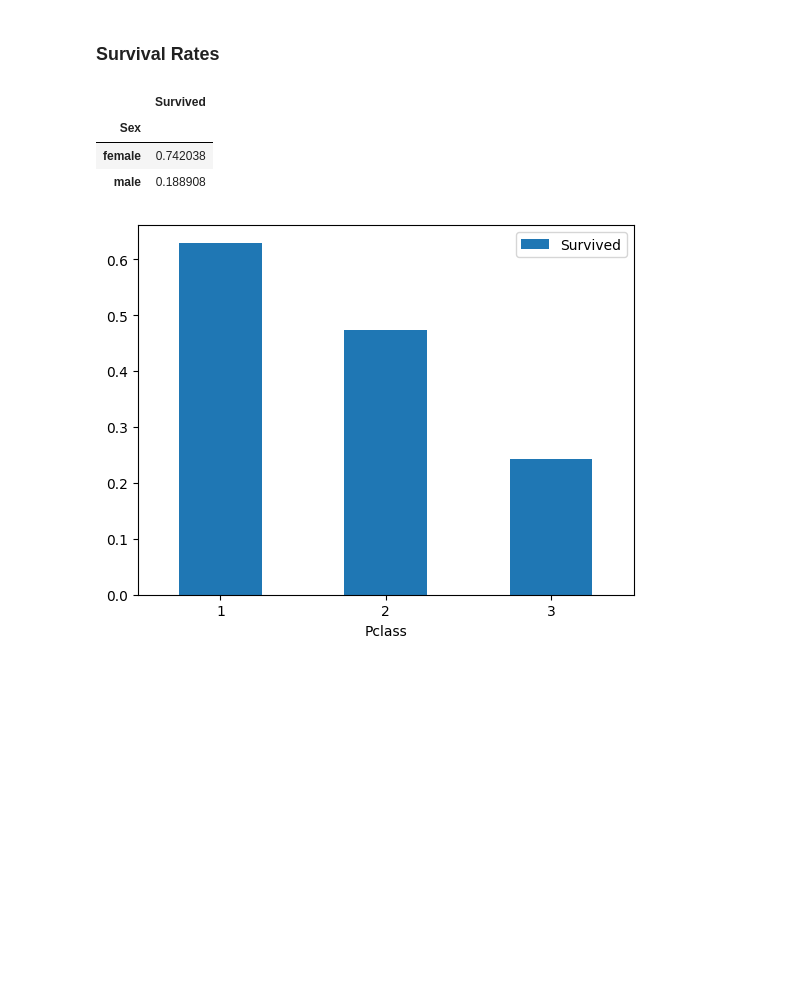
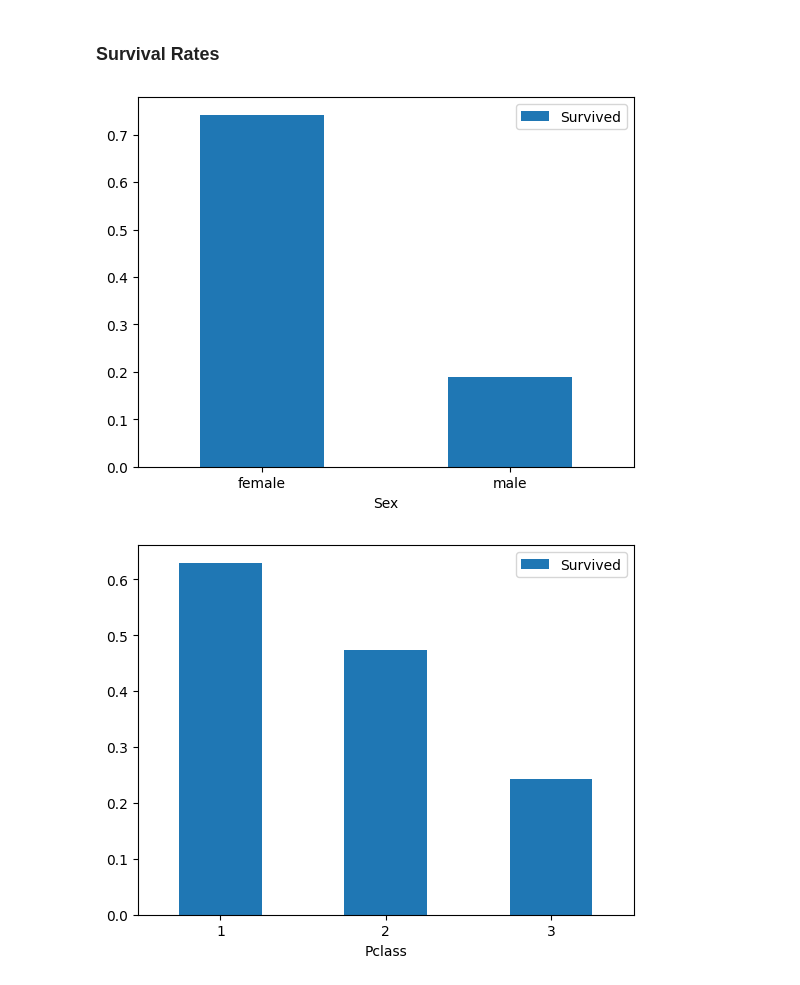
Before and after one commit to essiesalari/Titanic-ML, a Jupyter notebook: TitanicML.ipynb, the cells around one changed output. Cells and saved outputs as stored; diff of their text form; code cells hidden in the pictures; blank space fills up the shorter version.

```diff
--- a/TitanicML.ipynb
+++ b/TitanicML.ipynb
@@ -126,12 +126,11 @@ p_value Fare&Pclass: 1.967386173422602e-71
 # %%
 # Explore survival rates
 ## by sex
-df_train.groupby('Sex')[['Survived']].mean()
+df_train.groupby('Sex')[['Survived']].mean().plot(kind='bar')
+plt.xticks(rotation=0)
+plt.show();
 # %% [output]
-|  | Survived |
-| Sex |  |
-| female | 0.742038 |
-| male | 0.188908 |
+[figure, added]
 # %%
 ## by class
 df_train.groupby('Pclass')[['Survived']].mean().plot(kind='bar')
```
Also changed, not shown: parts of 1 cell of this notebook.
